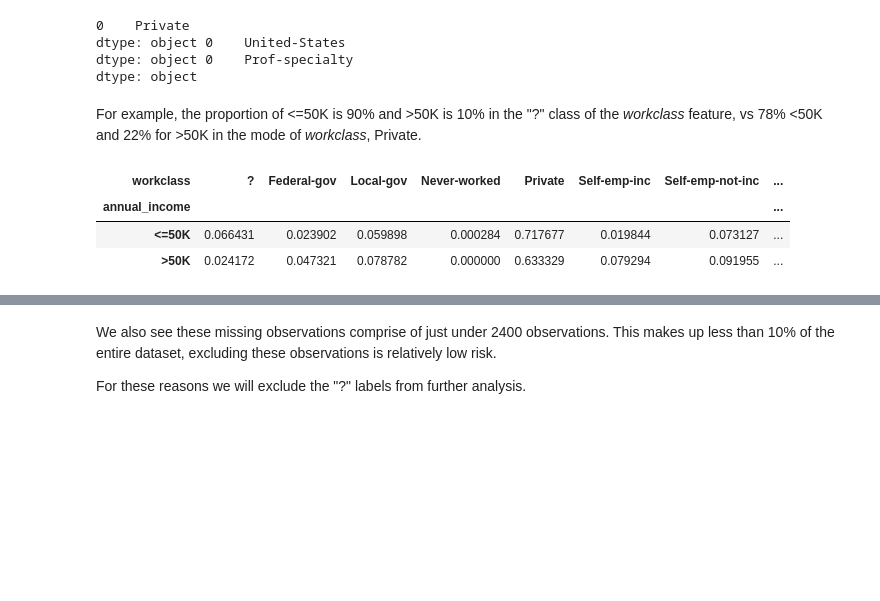
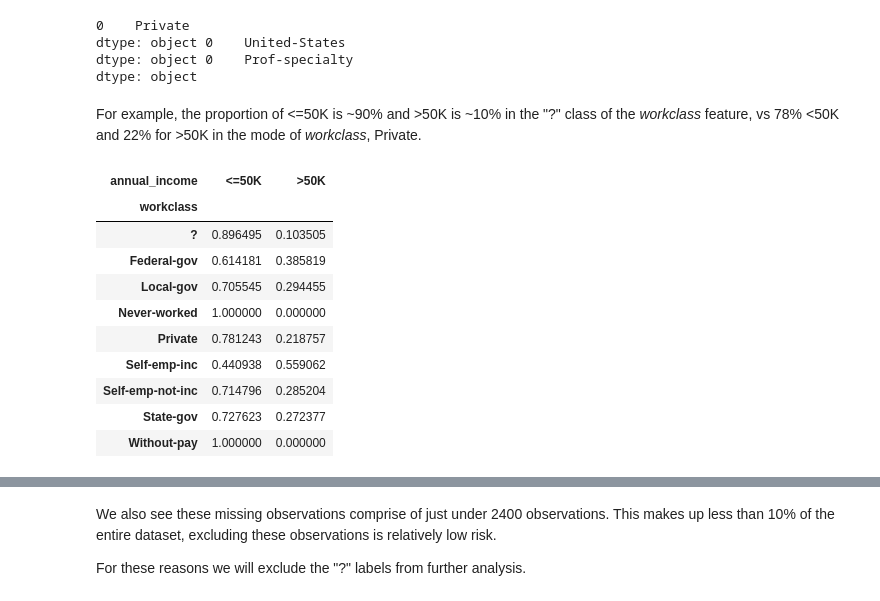
Before and after one commit to andrewmejia600/MSDS7331, a Jupyter notebook: Lab_1_submission.ipynb, the cells around one changed output, grey strips where cells are left out. Cells and saved outputs as stored; diff of their text form; code cells hidden in the pictures; blank space fills up the shorter version.

```diff
--- a/Lab_1_submission.ipynb
+++ b/Lab_1_submission.ipynb
@@ -339,13 +343,20 @@ dtype: object 0    United-States
 dtype: object 0    Prof-specialty
 dtype: object
 # %% [markdown]
-For example, the proportion of <=50K is 90% and >50K is 10% in the "?" class of the *workclass* feature, vs 78% <50K and 22% for >50K in the mode of *workclass*, Private.
+For example, the proportion of <=50K is ~90% and >50K is ~10% in the "?" class of the *workclass* feature, vs 78% <50K and 22% for >50K in the mode of *workclass*, Private.
 # %%
 #https://stackoverflow.com/questions/21247203/how-to-make-a-pandas-crosstab-with-percentages
-pd.crosstab(raw_census_95_data.annual_income,raw_census_95_data.workclass).apply(lambda x: x/x.sum(), axis=1)
+pd.crosstab(raw_census_95_data.workclass, raw_census_95_data.annual_income).apply(lambda x: x/x.sum(), axis=1)
 # %% [output]
-| workclass | ? | Federal-gov | Local-gov | Never-worked | Private | Self-emp-inc | Self-emp-not-inc | ... |
-| annual_income |  |  |  |  |  |  |  | ... |
-| <=50K | 0.066431 | 0.023902 | 0.059898 | 0.000284 | 0.717677 | 0.019844 | 0.073127 | ... |
-| >50K | 0.024172 | 0.047321 | 0.078782 | 0.000000 | 0.633329 | 0.079294 | 0.091955 | ... |
+| annual_income | <=50K | >50K |
+| workclass |  |  |
+| ? | 0.896495 | 0.103505 |
+| Federal-gov | 0.614181 | 0.385819 |
+| Local-gov | 0.705545 | 0.294455 |
+| Never-worked | 1.000000 | 0.000000 |
+| Private | 0.781243 | 0.218757 |
+| Self-emp-inc | 0.440938 | 0.559062 |
+| Self-emp-not-inc | 0.714796 | 0.285204 |
+| State-gov | 0.727623 | 0.272377 |
+| Without-pay | 1.000000 | 0.000000 |
 # %% [markdown]
```
Also changed, not shown: parts of 25 cells of this notebook.
